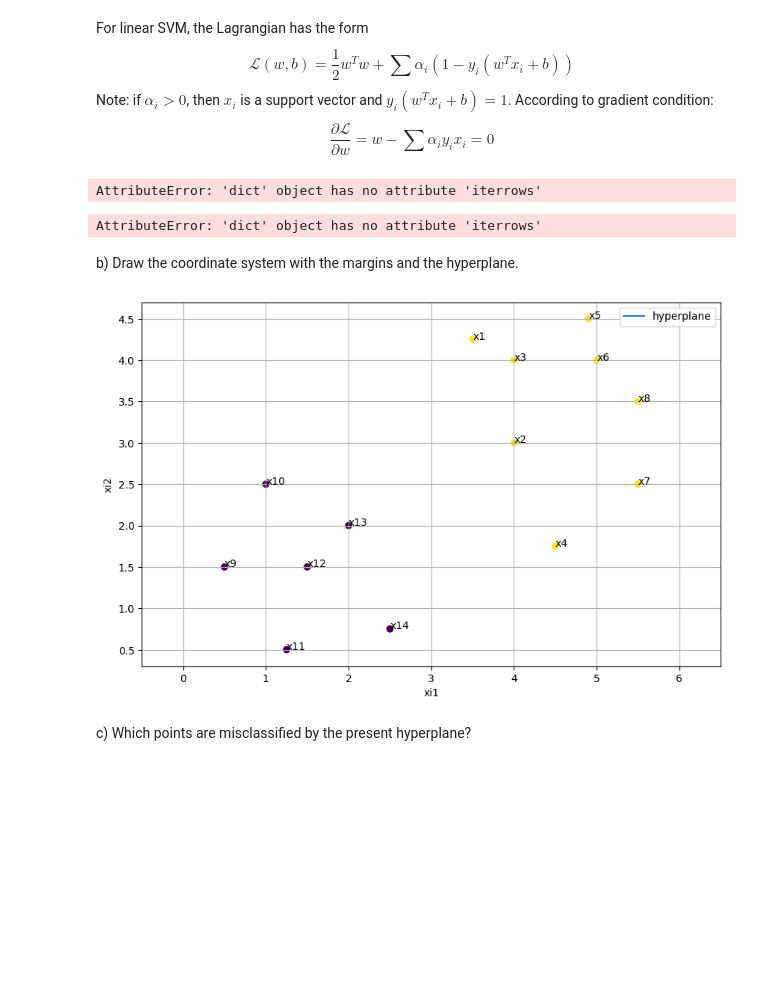
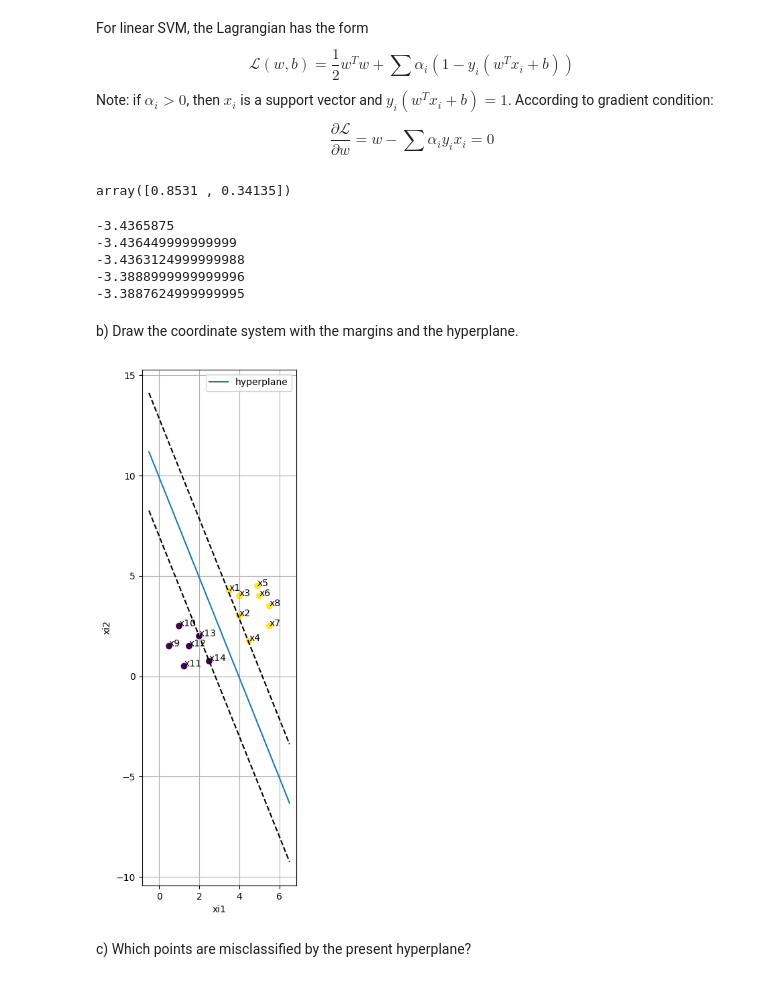
Before and after one commit to SAutum/ai-ds, a Jupyter notebook: ml/hongli/sheet_07/exercise_07.ipynb, the cells around one changed output. Cells and saved outputs as stored; diff of their text form; code cells hidden in the pictures; blank space fills up the shorter version.

```diff
--- a/ml/hongli/sheet_07/exercise_07.ipynb
+++ b/ml/hongli/sheet_07/exercise_07.ipynb
@@ -23,6 +23,6 @@ svs = {
     'ai': [0.0437, 0.2162, 0.1472, 0.3589, 0.0437]
 }
 
-svs = pd.DataFrame(sv)
+svs = pd.DataFrame(svs)
 svs
 # %% [output]
@@ -44,7 +49,7 @@ for i, sv in svs.iterrows():
 w = w.to_numpy()
 w
 # %% [output]
-AttributeError: 'dict' object has no attribute 'iterrows'
+array([0.8531 , 0.34135])
 # %%
 for i, sv in svs.iterrows():
     index, alpha = sv.iloc[0], sv.iloc[1]
@@ -54,38 +59,42 @@ for i, sv in svs.iterrows():
 
 b = yi - w.T@xi
 # %% [output]
-AttributeError: 'dict' object has no attribute 'iterrows'
+-3.4365875
+-3.436449999999999
+-3.4363124999999988
+-3.3888999999999996
+-3.3887624999999995
 # %% [markdown]
 b) Draw the coordinate system with the margins and the hyperplane.
 # %%
 import matplotlib.pyplot as plt
 
 fig, ax = plt.subplots(figsize = (10,10))
 
 # plot the original poitns
 ax.scatter(df['xi1'], df['xi2'], c = df['yi'])
 for i, vec in df.iterrows():
     ax.annotate(i, (vec['xi1'], vec['xi2']))
 
 # plot the hyperplane
 x = np.linspace(df['xi1'].min()-1, df['xi1'].max()+1)
 y = -w[0]/w[1]*x - b/w[1]
 ax.plot(x, y, label = "hyperplane")
 
 # plot the margin to each of the class
 y = y + 1/w[1]
 ax.plot(x, y, linestyle = '--', c='black')
 y = y - 2/w[1]
 ax.plot(x, y, linestyle = '--', c='black')
 ax.legend()
 ax.set_xlabel("xi1")
 ax.set_ylabel("xi2")
-ax.set_xlim(df['xi1'].min()-1, df['xi1'].max()+1)
+# ax.set_xlim(df['xi1'].min()-1, df['xi1'].max()+1)
 ax.grid()
 fig.gca().set_aspect('equal')
 fig.show()
 # %% [output]
-[figure, old version]
+[figure, new version]
 # %% [markdown]
 c) Which points are misclassified by the present hyperplane?
 # %% [markdown]
```
Also changed, not shown: parts of 2 cells of this notebook.
